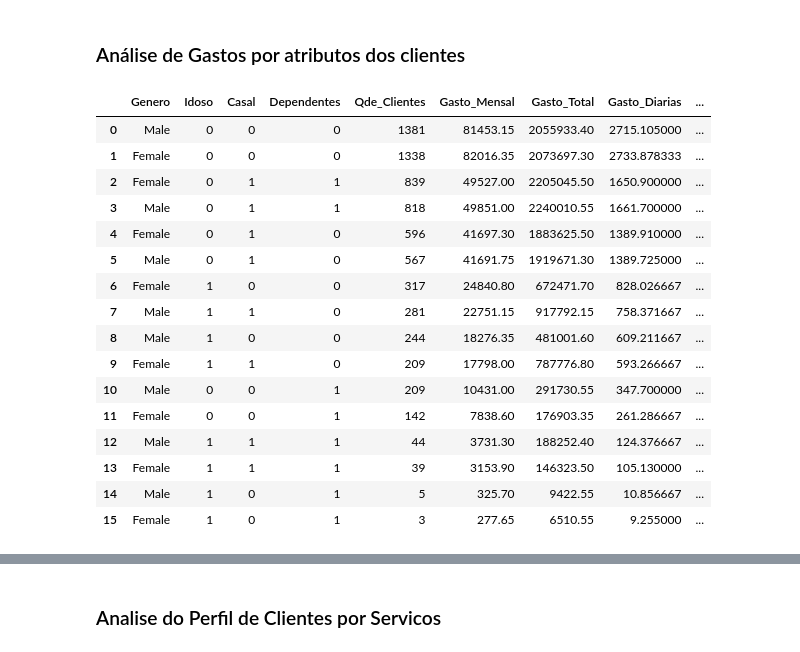
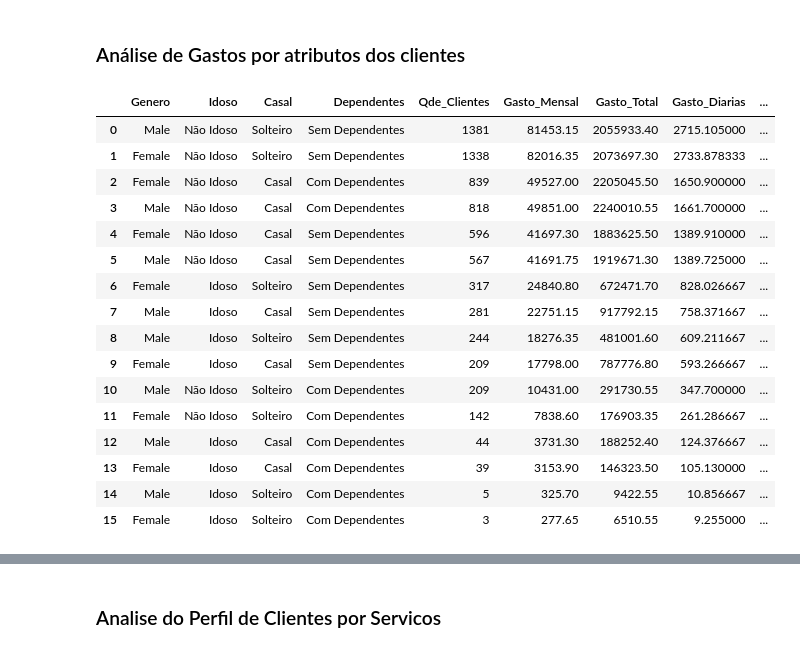
Before and after one commit to mauricioaalmeida/ONE-TelecomX, a Jupyter notebook: TelecomX_BR.ipynb, the cells around one changed output, grey strips where cells are left out. Drawn from its saved outputs; the diff is of its cells as text; code cells hidden in the pictures.

```diff
--- a/TelecomX_BR.ipynb
+++ b/TelecomX_BR.ipynb
@@ -606,37 +711,39 @@ df_gastos.to_parquet('data/ouro/fato_gastos.parquet')
 ### Análise de Gastos por atributos dos clientes
 # %%
 query = """
-  SELECT Genero, Idoso, Casal, Dependentes, count(c.ID_Cliente) as Qde_Clientes,
+  SELECT Genero, CASE WHEN Idoso = 0 THEN 'Não Idoso' WHEN Idoso = 1 THEN 'Idoso' END as Idoso,
+  CASE WHEN Casal = 0 THEN 'Solteiro' WHEN Casal = 1 THEN 'Casal' END as Casal,
+  CASE WHEN Dependentes = 0 THEN 'Sem Dependentes' WHEN Dependentes = 1 THEN 'Com Dependentes' END as Dependentes, count(c.ID_Cliente) as Qde_Clientes,
   sum(Conta_Mensal) as Gasto_Mensal, sum(Conta_Total) as Gasto_Total, sum(Conta_Diarias) as Gasto_Diarias,
   sum(conta_Diarias)/count(c.ID_Cliente) As Media_Gasto_Dia,
   sum(conta_Mensal)/count(c.ID_Cliente) As Media_Gasto_Mes,
   sum(conta_Total)/count(c.ID_Cliente) As Media_Gasto_Total
   FROM dim_clientes as c
   INNER JOIN fato_gastos as g ON c.ID_Cliente = g.ID_Cliente
   GROUP BY c.Genero, c.Idoso, c.Casal, c.Dependentes
   ORDER by Qde_Clientes DESC
 """
 with engine.connect() as conn:
     result = conn.execute(text(query))
     conn.commit()
 ouro_Gasto_Cliente = pd.DataFrame(result.fetchall(), columns=result.keys())
 ouro_Gasto_Cliente.to_parquet('data/ouro/DW_Gasto_Cliente.parquet')
 ouro_Gasto_Cliente
 # %% [output]
 |  | Genero | Idoso | Casal | Dependentes | Qde_Clientes | Gasto_Mensal | Gasto_Total | Gasto_Diarias | ... |
-| 0 | Male | 0 | 0 | 0 | 1381 | 81453.15 | 2055933.40 | 2715.105000 | ... |
-| 1 | Female | 0 | 0 | 0 | 1338 | 82016.35 | 2073697.30 | 2733.878333 | ... |
-| 2 | Female | 0 | 1 | 1 | 839 | 49527.00 | 2205045.50 | 1650.900000 | ... |
-| 3 | Male | 0 | 1 | 1 | 818 | 49851.00 | 2240010.55 | 1661.700000 | ... |
-| 4 | Female | 0 | 1 | 0 | 596 | 41697.30 | 1883625.50 | 1389.910000 | ... |
-| 5 | Male | 0 | 1 | 0 | 567 | 41691.75 | 1919671.30 | 1389.725000 | ... |
-| 6 | Female | 1 | 0 | 0 | 317 | 24840.80 | 672471.70 | 828.026667 | ... |
-| 7 | Male | 1 | 1 | 0 | 281 | 22751.15 | 917792.15 | 758.371667 | ... |
-| 8 | Male | 1 | 0 | 0 | 244 | 18276.35 | 481001.60 | 609.211667 | ... |
-| 9 | Female | 1 | 1 | 0 | 209 | 17798.00 | 787776.80 | 593.266667 | ... |
-| 10 | Male | 0 | 0 | 1 | 209 | 10431.00 | 291730.55 | 347.700000 | ... |
-| 11 | Female | 0 | 0 | 1 | 142 | 7838.60 | 176903.35 | 261.286667 | ... |
-| 12 | Male | 1 | 1 | 1 | 44 | 3731.30 | 188252.40 | 124.376667 | ... |
-| 13 | Female | 1 | 1 | 1 | 39 | 3153.90 | 146323.50 | 105.130000 | ... |
-| 14 | Male | 1 | 0 | 1 | 5 | 325.70 | 9422.55 | 10.856667 | ... |
-| 15 | Female | 1 | 0 | 1 | 3 | 277.65 | 6510.55 | 9.255000 | ... |
+| 0 | Male | Não Idoso | Solteiro | Sem Dependentes | 1381 | 81453.15 | 2055933.40 | 2715.105000 | ... |
+| 1 | Female | Não Idoso | Solteiro | Sem Dependentes | 1338 | 82016.35 | 2073697.30 | 2733.878333 | ... |
+| 2 | Female | Não Idoso | Casal | Com Dependentes | 839 | 49527.00 | 2205045.50 | 1650.900000 | ... |
+| 3 | Male | Não Idoso | Casal | Com Dependentes | 818 | 49851.00 | 2240010.55 | 1661.700000 | ... |
+| 4 | Female | Não Idoso | Casal | Sem Dependentes | 596 | 41697.30 | 1883625.50 | 1389.910000 | ... |
+| 5 | Male | Não Idoso | Casal | Sem Dependentes | 567 | 41691.75 | 1919671.30 | 1389.725000 | ... |
+| 6 | Female | Idoso | Solteiro | Sem Dependentes | 317 | 24840.80 | 672471.70 | 828.026667 | ... |
+| 7 | Male | Idoso | Casal | Sem Dependentes | 281 | 22751.15 | 917792.15 | 758.371667 | ... |
+| 8 | Male | Idoso | Solteiro | Sem Dependentes | 244 | 18276.35 | 481001.60 | 609.211667 | ... |
+| 9 | Female | Idoso | Casal | Sem Dependentes | 209 | 17798.00 | 787776.80 | 593.266667 | ... |
+| 10 | Male | Não Idoso | Solteiro | Com Dependentes | 209 | 10431.00 | 291730.55 | 347.700000 | ... |
+| 11 | Female | Não Idoso | Solteiro | Com Dependentes | 142 | 7838.60 | 176903.35 | 261.286667 | ... |
+| 12 | Male | Idoso | Casal | Com Dependentes | 44 | 3731.30 | 188252.40 | 124.376667 | ... |
+| 13 | Female | Idoso | Casal | Com Dependentes | 39 | 3153.90 | 146323.50 | 105.130000 | ... |
+| 14 | Male | Idoso | Solteiro | Com Dependentes | 5 | 325.70 | 9422.55 | 10.856667 | ... |
+| 15 | Female | Idoso | Solteiro | Com Dependentes | 3 | 277.65 | 6510.55 | 9.255000 | ... |
```
Also changed, not shown: parts of 14 cells of this notebook.
